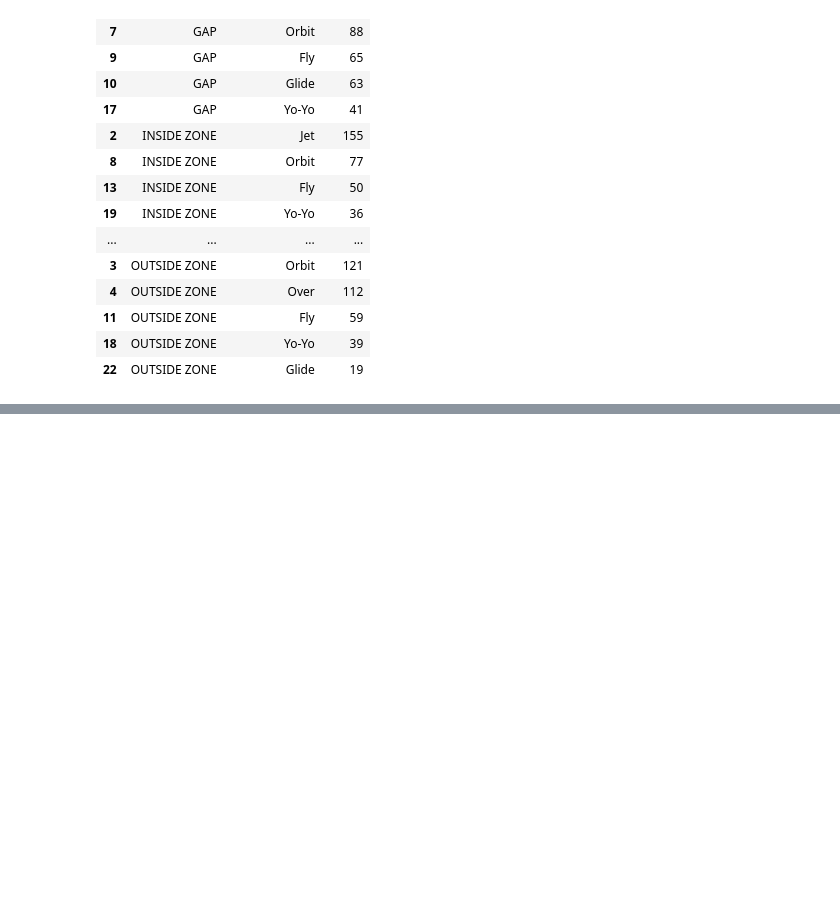
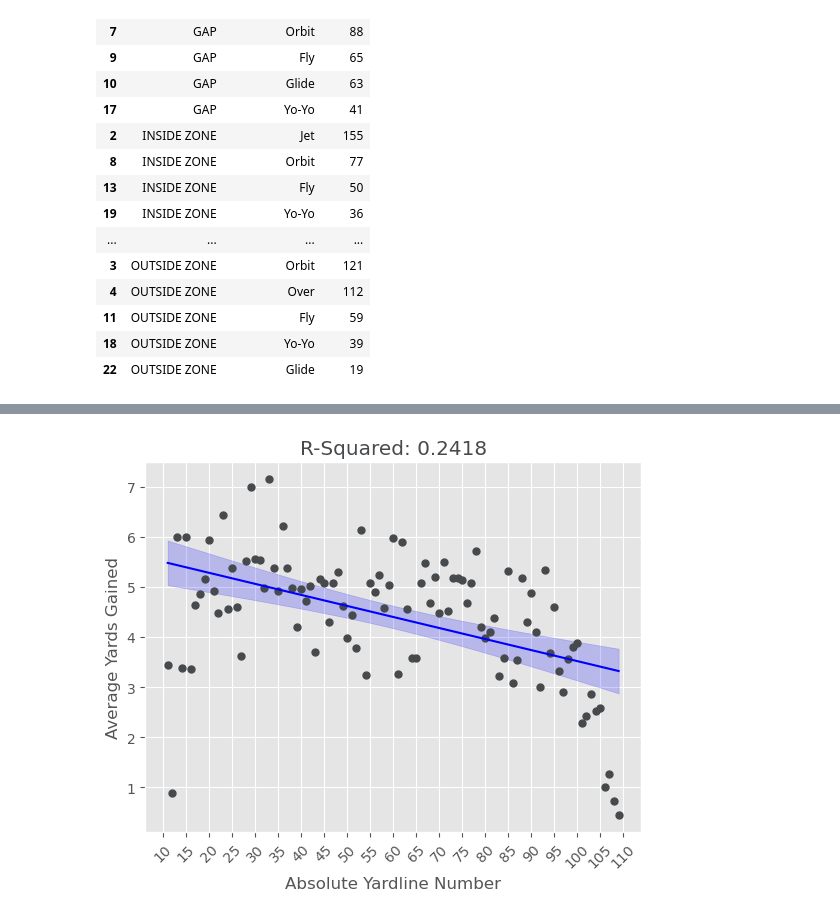
Before and after one commit to lneuendorf/nfl-big-data-bowl-2025, a Jupyter notebook: notebooks/06_run_play_epa_model.ipynb, the cells around one changed output, grey strips where cells are left out. Drawn from its saved outputs; the diff is of its cells as text; code cells hidden in the pictures; blank space fills up the shorter version.

```diff
--- a/notebooks/06_run_play_epa_model.ipynb
+++ b/notebooks/06_run_play_epa_model.ipynb
@@ -170,0 +403,39 @@ df = df.query('motion_group not in ["Shuffle", "In"]').reset_index(drop=True)
+# %%
+plt.style.use('ggplot')
+
+avg = df.groupby('absolute_yardline_number').agg({'yards_gained': 'mean'}).reset_index()
+
+# Linear regression for best fit line
+X = sm.add_constant(avg['absolute_yardline_number'])
+ols_model = sm.OLS(avg['yards_gained'], X)
+est = ols_model.fit()
+out = est.conf_int(alpha=0.05, cols=None)
+
+fig, ax = plt.subplots()
+avg.plot(x='absolute_yardline_number',y='yards_gained',linestyle='None', ax=ax, marker='o', color='#474a4d', markersize=5)
+y_pred = est.predict(X)
+x_pred = avg.absolute_yardline_number.values
+ax.plot(x_pred,y_pred, color='blue')
+
+pred = est.get_prediction(X).summary_frame()
+
+ax.fill_between(
+    x_pred,
+    pred['mean_ci_lower'],
+    pred['mean_ci_upper'],
+    color='blue',
+    alpha=0.2
+)
+
+plt.xlabel('Absolute Yardline Number')
+plt.ylabel('Average Yards Gained')
+plt.title('R-Squared: {:.4f}'.format(est.rsquared), color='#474a4d')
+plt.xticks(ticks=np.arange(10, 111, 5), rotation=45)
+
+ax.get_legend().remove()
+plt.grid(True)
+plt.gca().set_axisbelow(True)
+
+plt.show()
+# %% [output]
+[figure, added]
```
Also changed, not shown: parts of 31 cells of this notebook, 1 other file.
